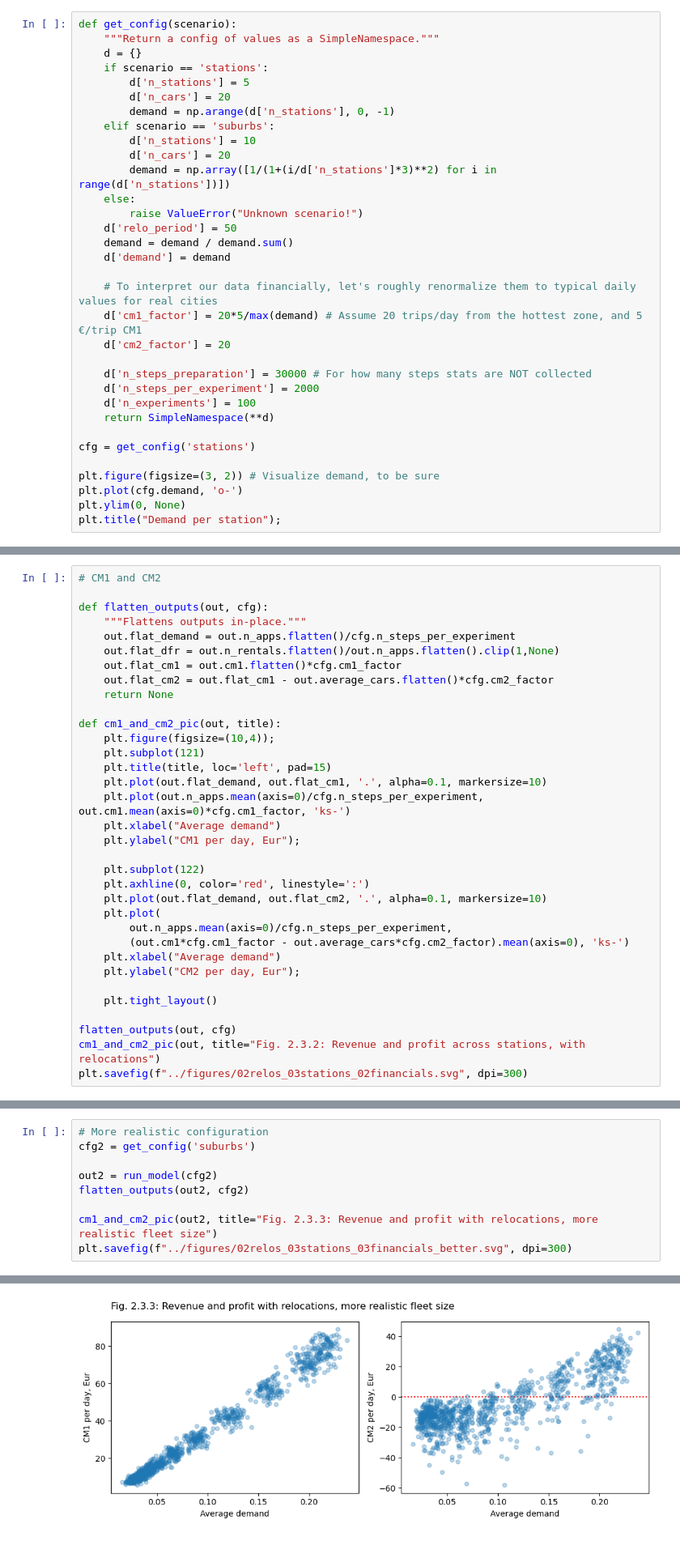
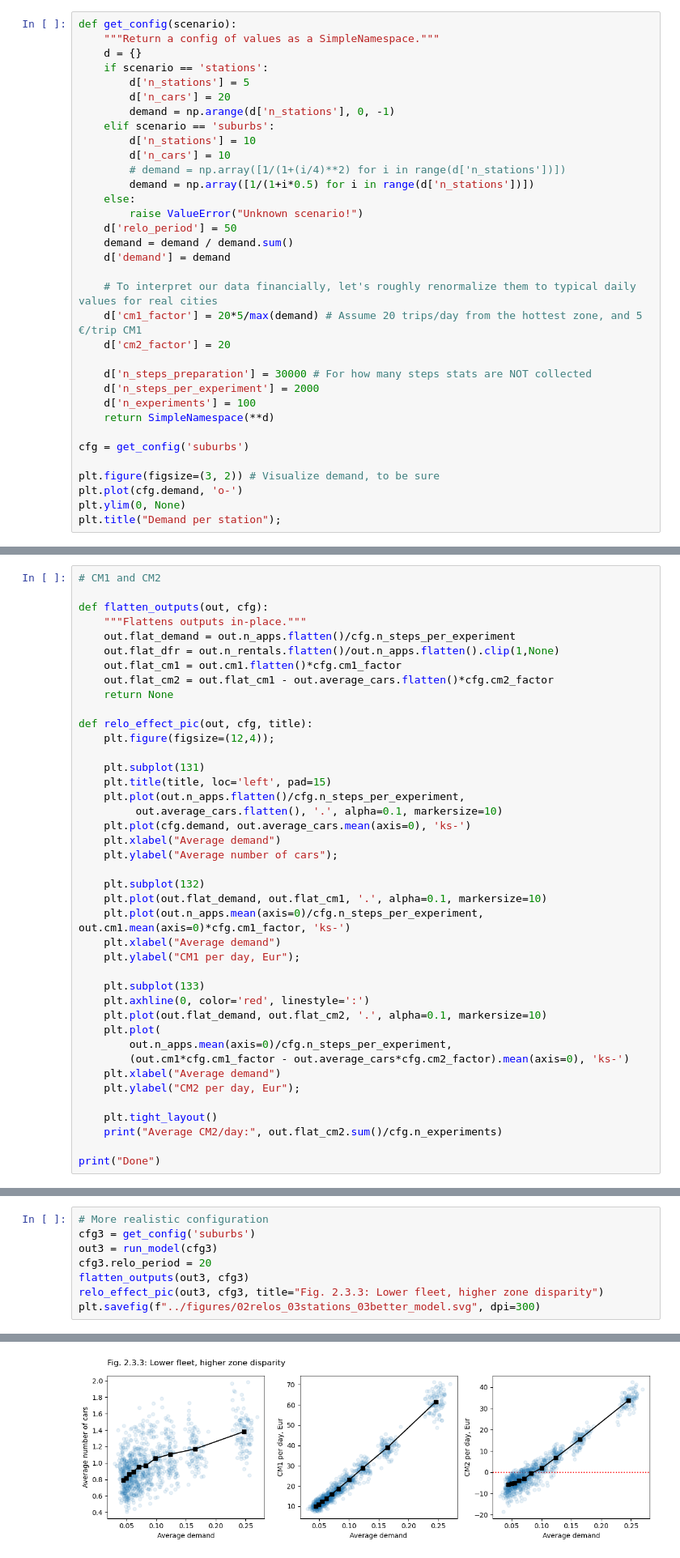
Before and after one commit to khakhalin/carsharing101, a Jupyter notebook: scripts/02relos_02stations.ipynb, the cells around one changed output, grey strips where cells are left out. Shown at 81% size. Saved outputs shown, nothing was run; the diff lists cells and outputs as text.

Commit message:
Better relo plots

```diff
--- a/scripts/02relos_02stations.ipynb
+++ b/scripts/02relos_02stations.ipynb
@@ -15,8 +15,9 @@ def get_config(scenario):
         demand = np.arange(d['n_stations'], 0, -1)
     elif scenario == 'suburbs':
         d['n_stations'] = 10
-        d['n_cars'] = 20
-        demand = np.array([1/(1+(i/d['n_stations']*3)**2) for i in range(d['n_stations'])])
+        d['n_cars'] = 10
+        # demand = np.array([1/(1+(i/4)**2) for i in range(d['n_stations'])])
+        demand = np.array([1/(1+i*0.5) for i in range(d['n_stations'])])
     else:
         raise ValueError("Unknown scenario!")
     d['relo_period'] = 50
@@ -32,7 +33,7 @@ def get_config(scenario):
     d['n_experiments'] = 100
     return SimpleNamespace(**d)
 
-cfg = get_config('stations')
+cfg = get_config('suburbs')
 
 plt.figure(figsize=(3, 2)) # Visualize demand, to be sure
 plt.plot(cfg.demand, 'o-')
@@ -155,16 +129,24 @@ def flatten_outputs(out, cfg):
     out.flat_cm2 = out.flat_cm1 - out.average_cars.flatten()*cfg.cm2_factor
     return None
 
-def cm1_and_cm2_pic(out, title):
-    plt.figure(figsize=(10,4));
-    plt.subplot(121)
+def relo_effect_pic(out, cfg, title):
+    plt.figure(figsize=(12,4));
+
+    plt.subplot(131)
     plt.title(title, loc='left', pad=15)
+    plt.plot(out.n_apps.flatten()/cfg.n_steps_per_experiment,
+         out.average_cars.flatten(), '.', alpha=0.1, markersize=10)
+    plt.plot(cfg.demand, out.average_cars.mean(axis=0), 'ks-')
+    plt.xlabel("Average demand")
+    plt.ylabel("Average number of cars");
+
+    plt.subplot(132)
     plt.plot(out.flat_demand, out.flat_cm1, '.', alpha=0.1, markersize=10)
     plt.plot(out.n_apps.mean(axis=0)/cfg.n_steps_per_experiment, out.cm1.mean(axis=0)*cfg.cm1_factor, 'ks-')
     plt.xlabel("Average demand")
     plt.ylabel("CM1 per day, Eur");
 
-    plt.subplot(122)
+    plt.subplot(133)
     plt.axhline(0, color='red', linestyle=':')
     plt.plot(out.flat_demand, out.flat_cm2, '.', alpha=0.1, markersize=10)
     plt.plot(
@@ -174,7 +156,6 @@ def cm1_and_cm2_pic(out, title):
     plt.ylabel("CM2 per day, Eur");
 
     plt.tight_layout()
+    print("Average CM2/day:", out.flat_cm2.sum()/cfg.n_experiments)
 
-flatten_outputs(out, cfg)
-cm1_and_cm2_pic(out, title="Fig. 2.3.2: Revenue and profit across stations, with relocations")
-plt.savefig(f"../figures/02relos_03stations_02financials.svg", dpi=300)
+print("Done")
@@ -187,10 +184,9 @@ Average CM2/day: -133.3549999999973
 # %%
 # More realistic configuration
-cfg2 = get_config('suburbs')
-
-out2 = run_model(cfg2)
-flatten_outputs(out2, cfg2)
-
-cm1_and_cm2_pic(out2, title="Fig. 2.3.3: Revenue and profit with relocations, more realistic fleet size")
-plt.savefig(f"../figures/02relos_03stations_03financials_better.svg", dpi=300)
+cfg3 = get_config('suburbs')
+out3 = run_model(cfg3)
+cfg3.relo_period = 20
+flatten_outputs(out3, cfg3)
+relo_effect_pic(out3, cfg3, title="Fig. 2.3.3: Lower fleet, higher zone disparity")
+plt.savefig(f"../figures/02relos_03stations_03better_model.svg", dpi=300)
 # %% [output]
@@ -198,4 +194,4 @@ plt.savefig(f"../figures/02relos_03stations_03financials_better.svg", dpi=300)
-[figure, old version]
+[figure, new version]
 # %%
 # DFR
 
```
Also changed, not shown: parts of 8 cells of this notebook, 9 other files.
